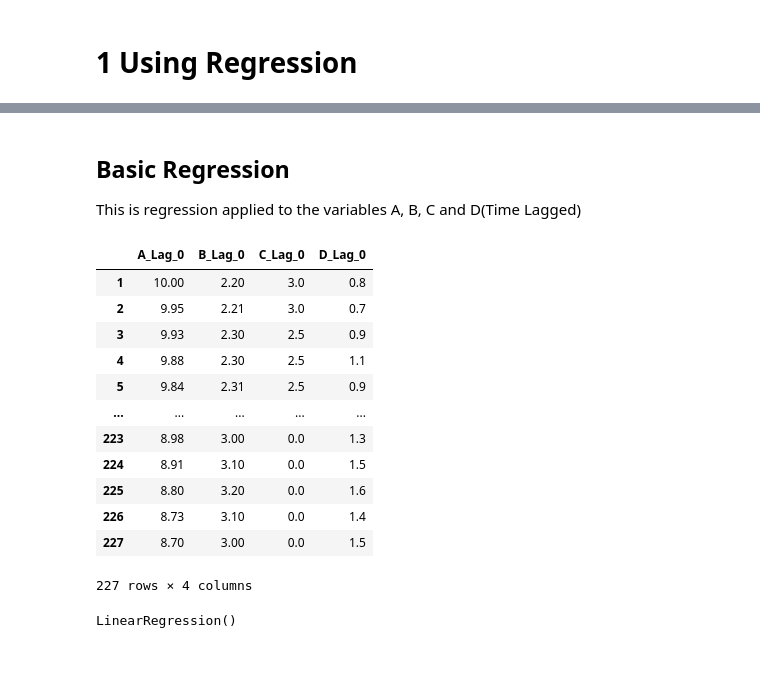
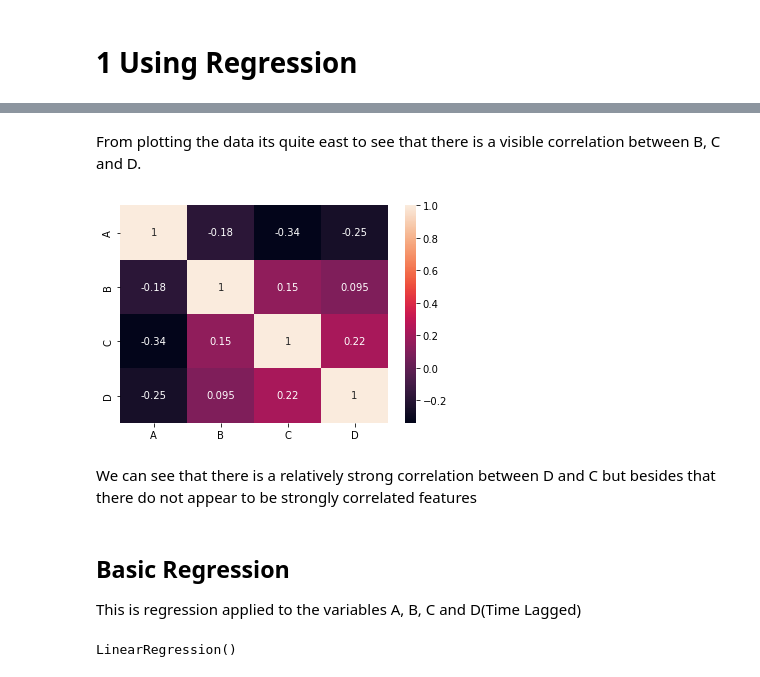
Before and after one commit to SamKimbinyi/int3, a Jupyter notebook: submission.ipynb, the cells around one changed output, grey strips where cells are left out. Cells and saved outputs as stored; diff of their text form; code cells hidden in the pictures.

```diff
--- a/submission.ipynb
+++ b/submission.ipynb
@@ -41,3 +70,13 @@ def plot_model(model, x_test, y_test):
+# %% [markdown]
+From plotting the data its quite east to see that there is a visible correlation between B, C and D.
+# %%
+corrMatrix = df.diff().corr()
+sn.heatmap(corrMatrix, annot=True)
+plt.show()
+# %% [output]
+[figure, added]
+# %% [markdown]
+We can see that there is a relatively strong correlation between D and C but besides that there do not appear to be strongly correlated features
 # %% [markdown]
 ## Basic Regression
 This is regression applied to the variables A, B, C and D(Time Lagged)
@@ -56,20 +95,4 @@ def preprocess_data(location,time_lag):
     return df,target
 # %%
 df , target = preprocess_data("data.csv",0)
-# %%
-df
-# %% [output]
-|  | A_Lag_0 | B_Lag_0 | C_Lag_0 | D_Lag_0 |
-| 1 | 10.00 | 2.20 | 3.0 | 0.8 |
-| 2 | 9.95 | 2.21 | 3.0 | 0.7 |
-| 3 | 9.93 | 2.30 | 2.5 | 0.9 |
-| 4 | 9.88 | 2.30 | 2.5 | 1.1 |
-| 5 | 9.84 | 2.31 | 2.5 | 0.9 |
-| ... | ... | ... | ... | ... |
-| 223 | 8.98 | 3.00 | 0.0 | 1.3 |
-| 224 | 8.91 | 3.10 | 0.0 | 1.5 |
-| 225 | 8.80 | 3.20 | 0.0 | 1.6 |
-| 226 | 8.73 | 3.10 | 0.0 | 1.4 |
-| 227 | 8.70 | 3.00 | 0.0 | 1.5 |
-227 rows × 4 columns
 # %%
```
Also changed, not shown: parts of 22 cells of this notebook.
